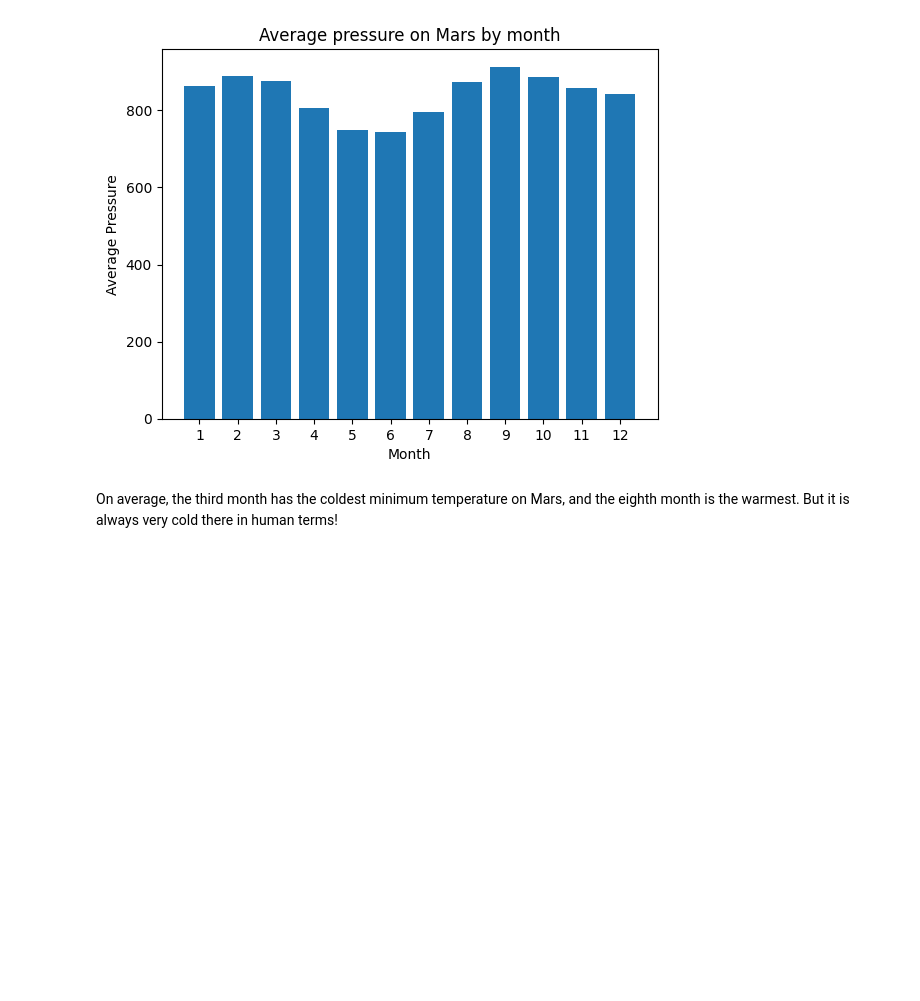
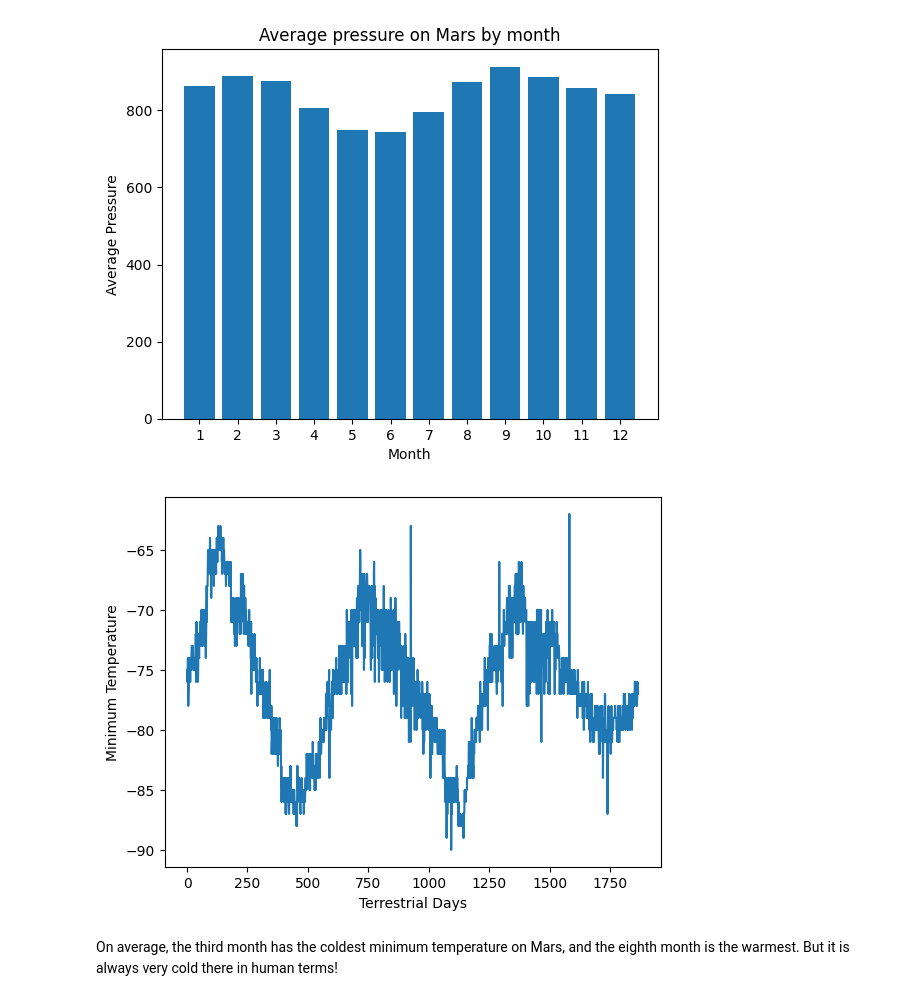
Before and after one commit to AA-Rafi/Module-11-Challenge, a Jupyter notebook: part_2_mars_weather.ipynb, the cells around one changed output. Saved outputs shown, nothing was run; the diff lists cells and outputs as text; code cells hidden in the pictures; blank space fills up the shorter version.

```diff
--- a/part_2_mars_weather.ipynb
+++ b/part_2_mars_weather.ipynb
@@ -240,6 +245,16 @@ plt.show()
 [figure]
 # %%
 # 5. How many terrestrial (earth) days are there in a Martian year?
+x = mars_df.index
+y = mars_df['min_temp']
+
+plt.plot(x,y)
+plt.xticks(rotation = 0)
+plt.ylabel("Minimum Temperature")
+plt.xlabel("Terrestrial Days")
+plt.show()
+# %% [output]
+[figure, added]
 # %% [markdown]
 On average, the third month has the coldest minimum temperature on Mars, and the eighth month is the warmest. But it is always very cold there in human terms!
 # %% [markdown]
```
Also changed, not shown: parts of 3 cells of this notebook, 1 other file.
